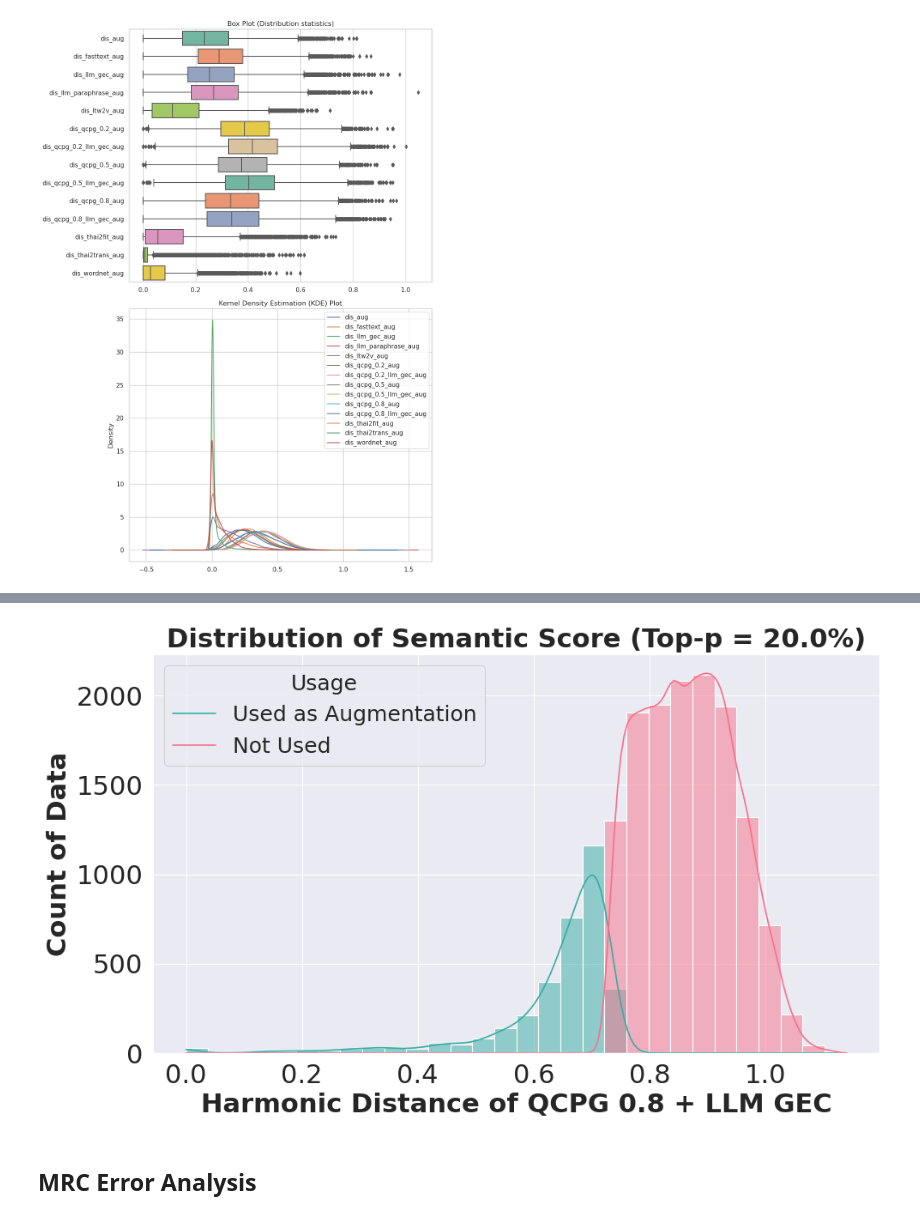
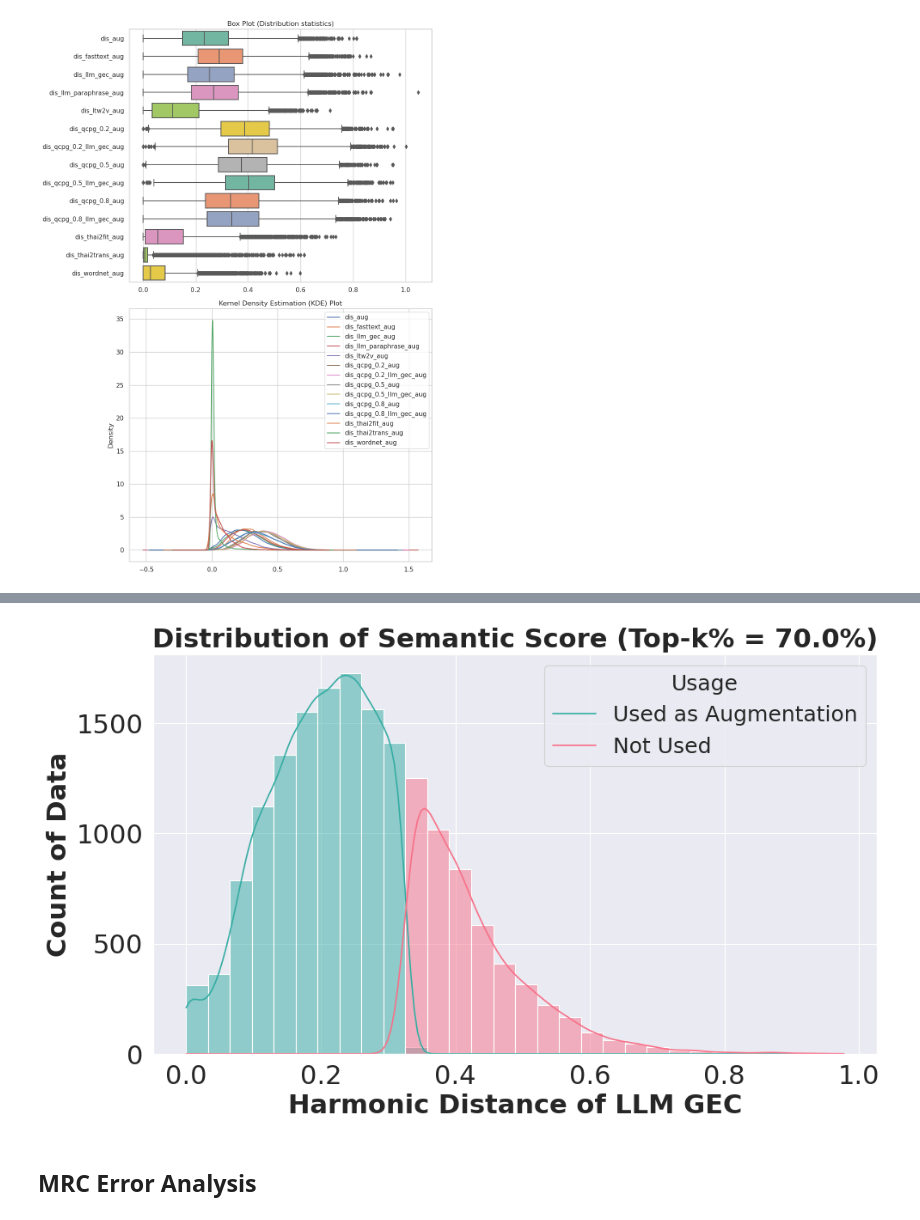
Before and after one commit to parinzee/cross-lingual-data-augmentation-for-thai-qa, a Jupyter notebook: questions/09_Analysis.ipynb, the cells around one changed output, grey strips where cells are left out. Drawn from its saved outputs; the diff is of its cells as text; code cells hidden in the pictures.

```diff
--- a/questions/09_Analysis.ipynb
+++ b/questions/09_Analysis.ipynb
@@ -80,11 +80,11 @@ plt.show()
 df = data.copy()
 
 # Pull out Harmonic Distance of qcpg 0.8 + llm gec augmentation
-col_to_use = 'dis_qcpg_0.8_llm_gec_aug'
+col_to_use = 'dis_llm_gec_aug'
 
 
 # Hyperparameter to select the portion of the data (e.g., 0.2 for 20%)
-p = 0.2
+p = 0.7
 
 # Sort the values and find the threshold for the given portion
 threshold = df[col_to_use].quantile(p)
@@ -103,35 +103,36 @@ fig, ax = plt.subplots(figsize=(10, 6))
 
 # Plot the distribution with the custom palette and KDE
 sns_plot = sns.histplot(data=df, x=col_to_use, hue='highlight', palette=palette, bins=30, kde=True, ax=ax)
 
 # Customizing the plot with informative labels and title
-plt.xlabel('Harmonic Distance of QCPG 0.8 + LLM GEC')
+plt.xlabel('Harmonic Distance of LLM GEC')
 plt.ylabel('Count of Data')
-plt.title('Distribution of Semantic Score (Top-p = ' + str(p * 100) + '%)')
+plt.title('Distribution of Semantic Score (Top-k% = ' + str(p * 100) + '%)')
 
 # Bold the xlabel, ylabel, and title
 ax.set_xlabel(ax.get_xlabel(), weight='bold')
 ax.set_ylabel(ax.get_ylabel(), weight='bold')
 ax.set_title(ax.get_title(), weight='bold')
 
 # Modify legend title and labels
 sns_plot.legend(title='Usage', labels=['Used as Augmentation', 'Not Used'], fontsize=18, title_fontsize=18)
 
 # Set font size to 22
 sns_plot.tick_params(labelsize=22)
 sns_plot.set_title(sns_plot.get_title(), fontsize=22, weight='bold')
 sns_plot.set_xlabel(sns_plot.get_xlabel(), fontsize=22, weight='bold')
 sns_plot.set_ylabel(sns_plot.get_ylabel(), fontsize=22,  weight='bold')
 sns_plot.set_xticklabels(sns_plot.get_xticklabels(), fontsize=22)
 sns_plot.set_yticklabels(sns_plot.get_yticklabels(), fontsize=22)
 
 # Make layout as tight as possible
 plt.tight_layout()
 
 # Show the plot
 plt.savefig('../results/hm_ex_dist.png', dpi=300)
+plt.savefig('../results/hm_ex_dist.pdf', dpi=300, format="pdf")
 plt.show()
 # %% [output]
-[figure, old version]
+[figure, new version]
 # %% [markdown]
 ## MRC Error Analysis
```
Also changed, not shown: parts of 18 cells of this notebook, 21 other files.
